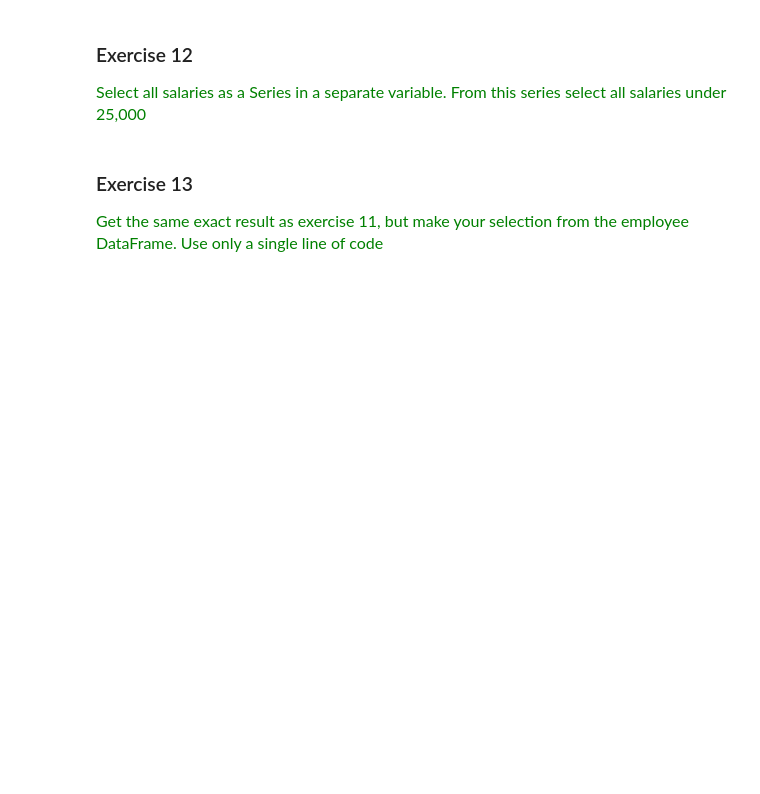
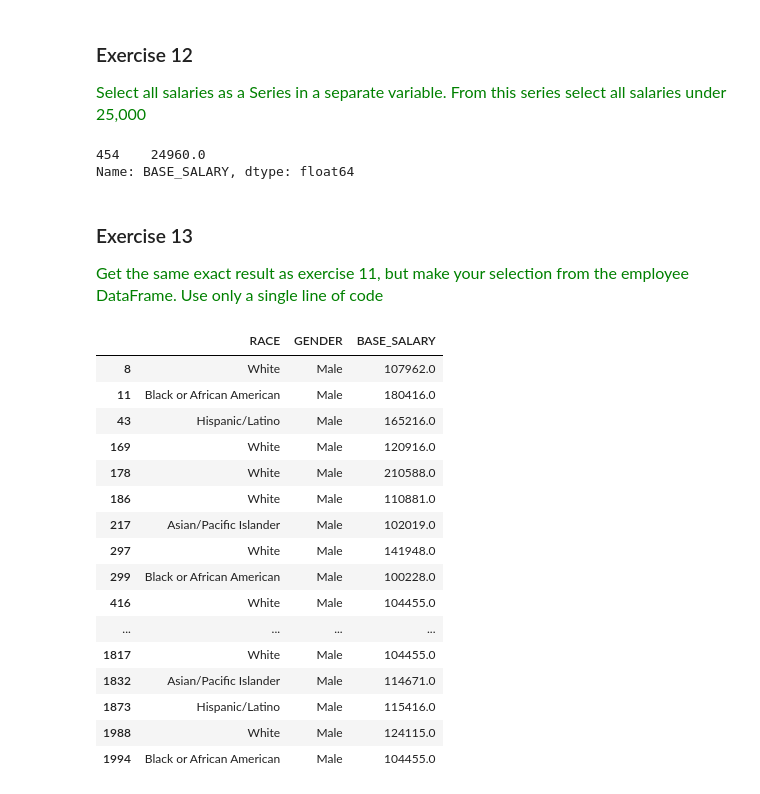
Before and after one commit to IcaroMourao/ufc-data-science, a Jupyter notebook: 02 Boolean Indexing.ipynb, the cells around one changed output. Drawn from its saved outputs; the diff is of its cells as text; code cells hidden in the pictures; blank space fills up the shorter version.

```diff
--- a/02 Boolean Indexing.ipynb
+++ b/02 Boolean Indexing.ipynb
@@ -914,6 +927,6 @@ so[(so['quest_rep'].isnull()) & (so['score'] > 100)]
 # %% [markdown]
 ### Use the employee data for the rest of the exercises
 # %%
-employee = pd.read_csv('../../data/employee.csv')
+employee = pd.read_csv('data/employee.csv')
 employee.head()
 # %% [output]
@@ -951,3 +1007,10 @@ employee.head()
+# %%
+base_salary = employee['BASE_SALARY']
+criteria = base_salary < 25000
+base_salary[criteria]
+# %% [output]
+454    24960.0
+Name: BASE_SALARY, dtype: float64
 # %% [markdown]
 ### Exercise 13
 <span  style="color:green; font-size:16px">Get the same exact result as exercise 11, but make your selection from the employee DataFrame. Use only a single line of code</span>
@@ -955,0 +1017,20 @@ employee.head()
+# %%
+employee.loc[((employee['GENDER'] == 'Male') & (employee['BASE_SALARY'] > 100000)), ['RACE','GENDER','BASE_SALARY']]
+# %% [output]
+|  | RACE | GENDER | BASE_SALARY |
+| 8 | White | Male | 107962.0 |
+| 11 | Black or African American | Male | 180416.0 |
+| 43 | Hispanic/Latino | Male | 165216.0 |
+| 169 | White | Male | 120916.0 |
+| 178 | White | Male | 210588.0 |
+| 186 | White | Male | 110881.0 |
+| 217 | Asian/Pacific Islander | Male | 102019.0 |
+| 297 | White | Male | 141948.0 |
+| 299 | Black or African American | Male | 100228.0 |
+| 416 | White | Male | 104455.0 |
+| ... | ... | ... | ... |
+| 1817 | White | Male | 104455.0 |
+| 1832 | Asian/Pacific Islander | Male | 114671.0 |
+| 1873 | Hispanic/Latino | Male | 115416.0 |
+| 1988 | White | Male | 124115.0 |
+| 1994 | Black or African American | Male | 104455.0 |
```
Also changed, not shown: parts of 17 cells of this notebook.
